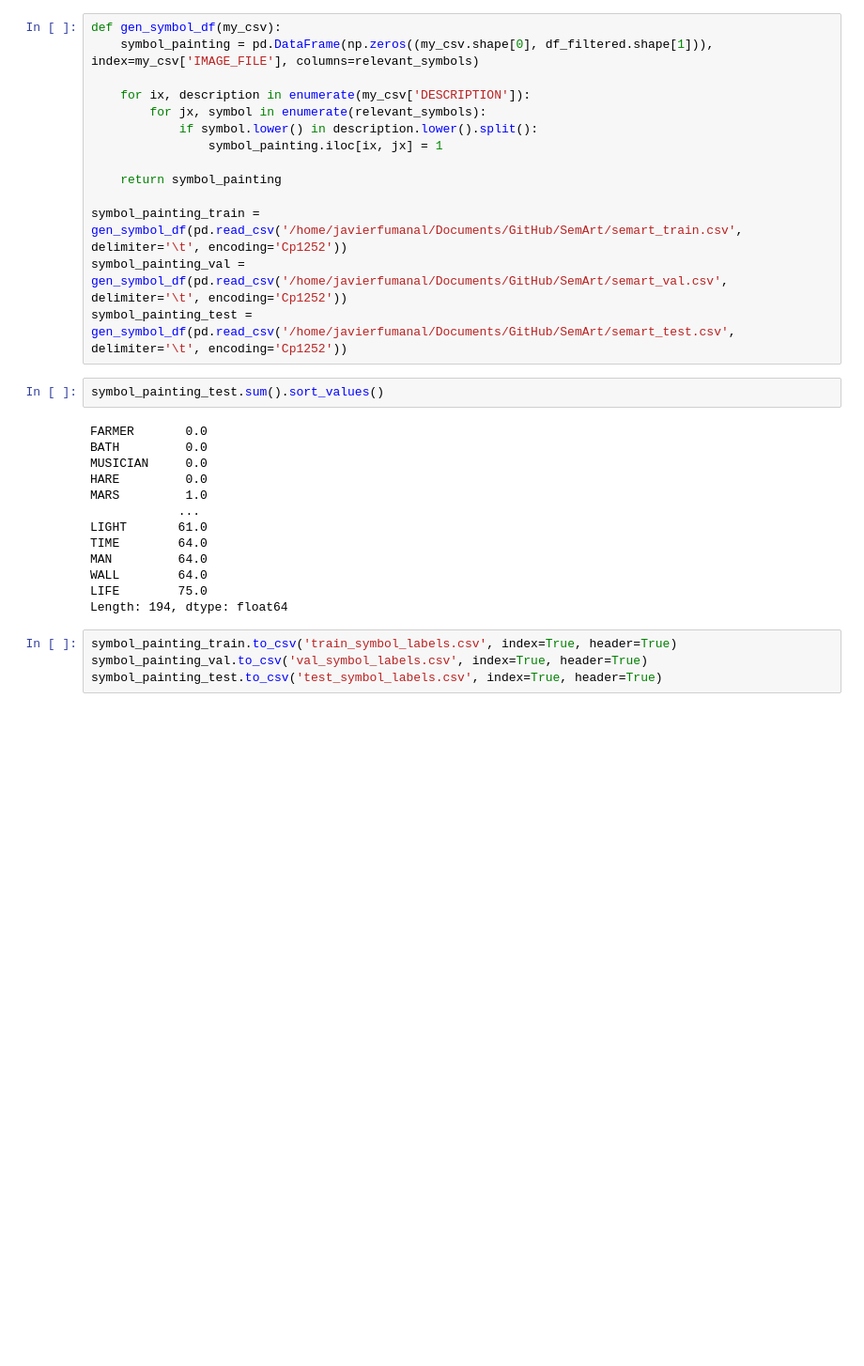
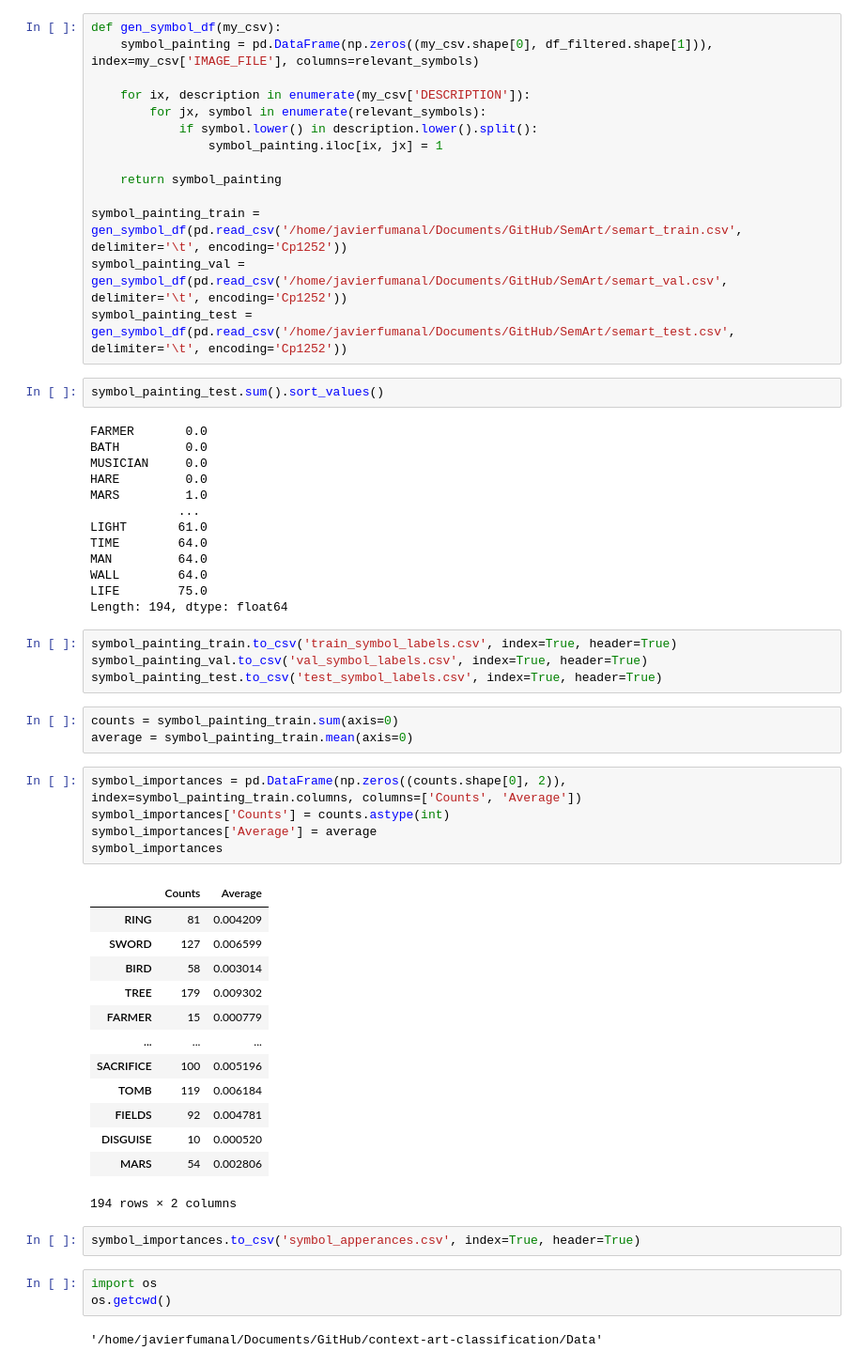
Before and after one commit to Fuminides/context-art-classification, a Jupyter notebook: Data/Gen Adj DF symbols.ipynb, the cells around one changed output. Shown: that part at 94% size. Cells and saved outputs as stored; diff of their text form; blank space fills up the shorter version.

Commit message:
Rule data prepared

```diff
--- a/Data/Gen Adj DF symbols.ipynb
+++ b/Data/Gen Adj DF symbols.ipynb
@@ -116,3 +116,32 @@ Length: 194, dtype: float64
 symbol_painting_train.to_csv('train_symbol_labels.csv', index=True, header=True)
 symbol_painting_val.to_csv('val_symbol_labels.csv', index=True, header=True)
 symbol_painting_test.to_csv('test_symbol_labels.csv', index=True, header=True)
+# %%
+counts = symbol_painting_train.sum(axis=0)
+average = symbol_painting_train.mean(axis=0)
+# %%
+symbol_importances = pd.DataFrame(np.zeros((counts.shape[0], 2)), index=symbol_painting_train.columns, columns=['Counts', 'Average'])
+symbol_importances['Counts'] = counts.astype(int)
+symbol_importances['Average'] = average
+symbol_importances
+# %% [output]
+|  | Counts | Average |
+| RING | 81 | 0.004209 |
+| SWORD | 127 | 0.006599 |
+| BIRD | 58 | 0.003014 |
+| TREE | 179 | 0.009302 |
+| FARMER | 15 | 0.000779 |
+| ... | ... | ... |
+| SACRIFICE | 100 | 0.005196 |
+| TOMB | 119 | 0.006184 |
+| FIELDS | 92 | 0.004781 |
+| DISGUISE | 10 | 0.000520 |
+| MARS | 54 | 0.002806 |
+194 rows × 2 columns
+# %%
+symbol_importances.to_csv('symbol_apperances.csv', index=True, header=True)
+# %%
+import os
+os.getcwd()
+# %% [output]
+'/home/javierfumanal/Documents/GitHub/context-art-classification/Data'
```
Also changed, not shown: 4 other files.
